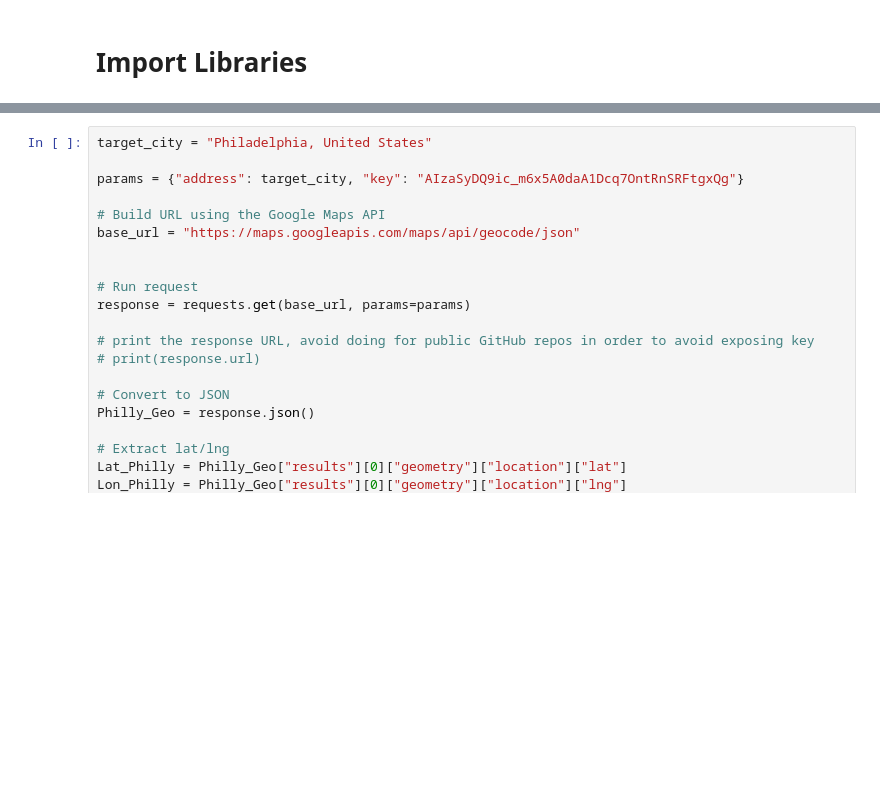
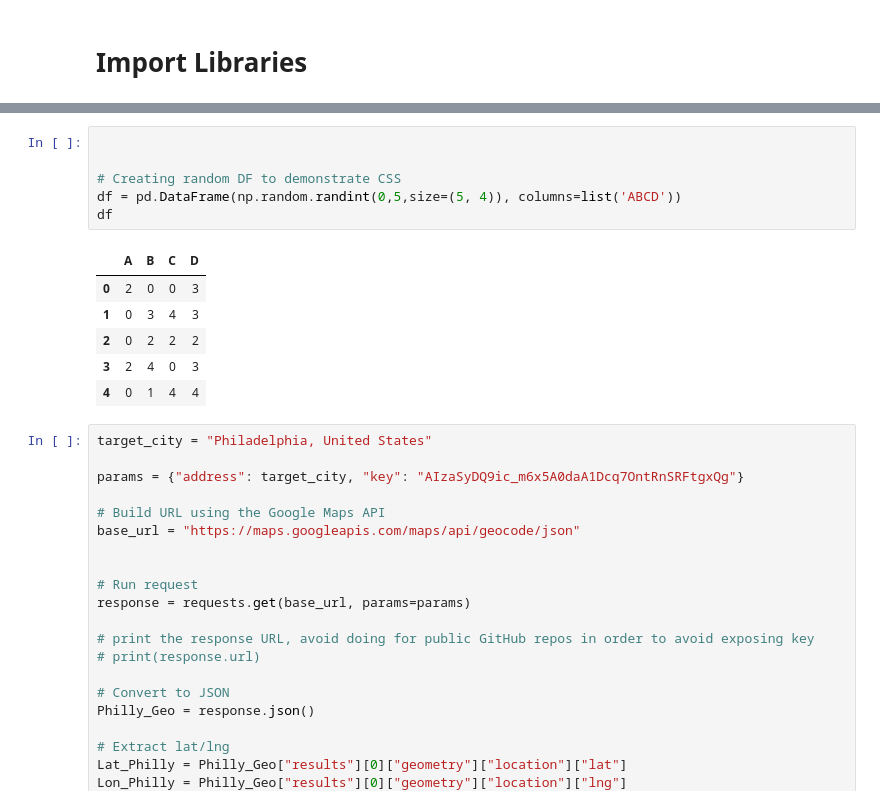
Before and after one commit to ClodettaV/Team_challenge_1, a Jupyter notebook: Dans_Part.ipynb, the cells around one changed output, grey strips where cells are left out. Saved outputs shown, nothing was run; the diff lists cells and outputs as text; blank space fills up the shorter version.

```diff
--- a/Dans_Part.ipynb
+++ b/Dans_Part.ipynb
@@ -18,3 +53,16 @@ import matplotlib.pyplot as plt
+# %%
+
+
+# Creating random DF to demonstrate CSS
+df = pd.DataFrame(np.random.randint(0,5,size=(5, 4)), columns=list('ABCD'))
+df
+# %% [output]
+|  | A | B | C | D |
+| 0 | 2 | 0 | 0 | 3 |
+| 1 | 0 | 3 | 4 | 3 |
+| 2 | 0 | 2 | 2 | 2 |
+| 3 | 2 | 4 | 0 | 3 |
+| 4 | 0 | 1 | 4 | 4 |
 # %%
 target_city = "Philadelphia, United States"
 
```
Also changed, not shown: parts of 14 cells of this notebook.
